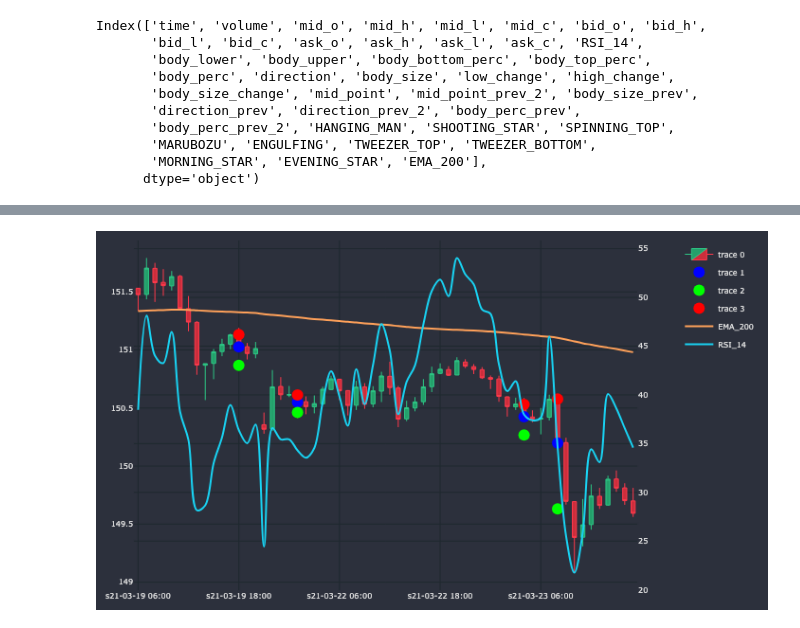
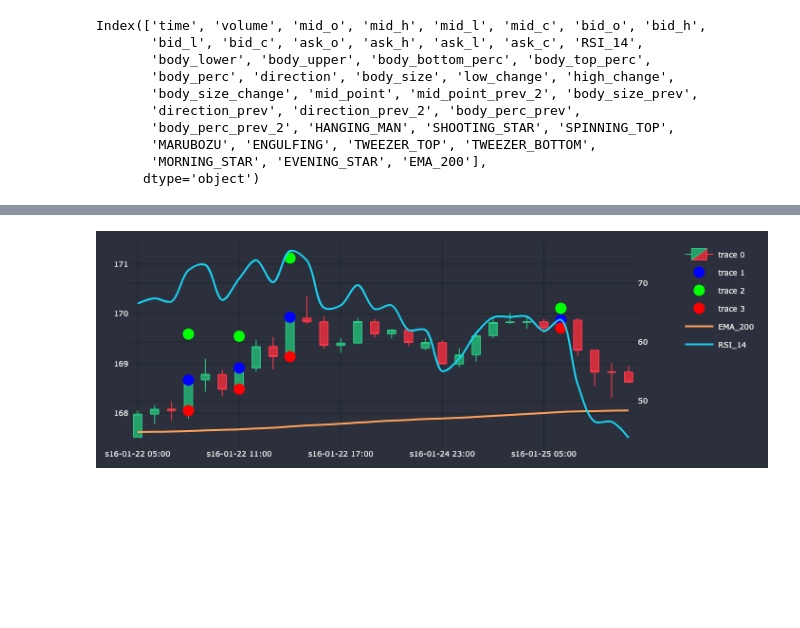
Before and after one commit to pochiman/algorithmic-forex-trading, a Jupyter notebook: exploration/Guru_1_EMA200_RSI_Over50.ipynb, the cells around one changed output, grey strips where cells are left out. Saved outputs shown, nothing was run; the diff lists cells and outputs as text; code cells hidden in the pictures; blank space fills up the shorter version.

```diff
--- a/exploration/Guru_1_EMA200_RSI_Over50.ipynb
+++ b/exploration/Guru_1_EMA200_RSI_Over50.ipynb
@@ -8,7 +8,7 @@ from technicals.indicators import RSI
 from technicals.patterns import apply_patterns
 from plotting import CandlePlot
 # %%
-df_raw = pd.read_pickle("../data/GBP_JPY_H1.pkl")
+df_raw = pd.read_pickle("../data/EUR_USD_H1.pkl")
 # %%
 df_raw.shape
 # %% [output]
@@ -16,5 +16,5 @@ df_raw.shape
 # %%
-df_an = df_raw.iloc[-6000:].copy()
+df_an = df_raw.copy() # df_raw.iloc[-6000:].copy()
 df_an.reset_index(drop=True, inplace=True)
 # %%
 df_an.shape
@@ -119,20 +119,20 @@ df_slim[df_slim.SIGNAL==BUY].head()
 # %%
-df_plot = df_slim.iloc[890:950]
+df_plot = df_slim.iloc[70:100]
 cp = CandlePlot(df_plot, candles=True)
 
 trades = cp.df_plot[cp.df_plot.SIGNAL != NONE]
 
 markers = ['mid_c', 'TP', 'SL']
 marker_colors = ['#0000FF', '#00FF00', '#FF0000']
 
 for i in range(3):
     cp.fig.add_trace(go.Scatter(
         x = trades.sTime,
         y = trades[markers[i]],
         mode = 'markers',
         marker=dict(color=marker_colors[i], size=12)
     ))
 
-cp.show_plot(line_traces=["EMA_200"], sec_traces=['RSI_14'])
+cp.show_plot(line_traces=["EMA_200"], sec_traces=['RSI_14'], height=250)
 # %% [output]
-[figure, old version]
+[figure, new version]
```
Also changed, not shown: parts of 12 cells of this notebook.
